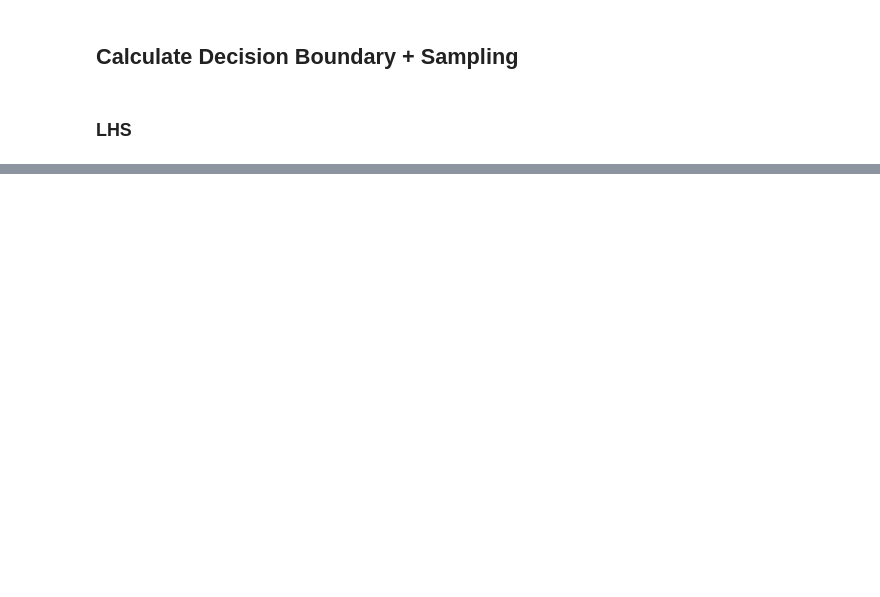
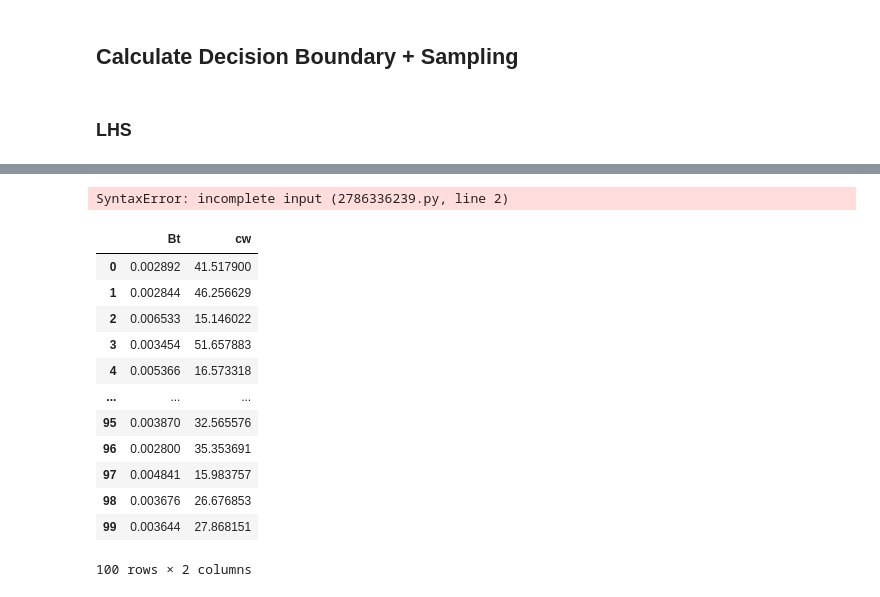
Before and after one commit to Eddy-Stanford/QBO-History-Matching, a Jupyter notebook: notebooks/emulator.ipynb, the cells around one changed output, grey strips where cells are left out. Drawn from its saved outputs; the diff is of its cells as text; code cells hidden in the pictures; blank space fills up the shorter version.

```diff
--- a/notebooks/emulator.ipynb
+++ b/notebooks/emulator.ipynb
@@ -220,0 +239,22 @@ ax1.legend()
+# %%
+def write_sample_df(out,samples,labels=("Bt","cw")):
+    df = pd.DataFrame(samples,columns=labels)
+    df.to_csv(out)
+# %% [output]
+SyntaxError: incomplete input (2786336239.py, line 2)
+# %%
+pd.DataFrame(new_samples,columns=("Bt","cw"))
+# %% [output]
+|  | Bt | cw |
+| 0 | 0.002892 | 41.517900 |
+| 1 | 0.002844 | 46.256629 |
+| 2 | 0.006533 | 15.146022 |
+| 3 | 0.003454 | 51.657883 |
+| 4 | 0.005366 | 16.573318 |
+| ... | ... | ... |
+| 95 | 0.003870 | 32.565576 |
+| 96 | 0.002800 | 35.353691 |
+| 97 | 0.004841 | 15.983757 |
+| 98 | 0.003676 | 26.676853 |
+| 99 | 0.003644 | 27.868151 |
+100 rows × 2 columns
```
Also changed, not shown: parts of 10 cells of this notebook, 6 other files.
